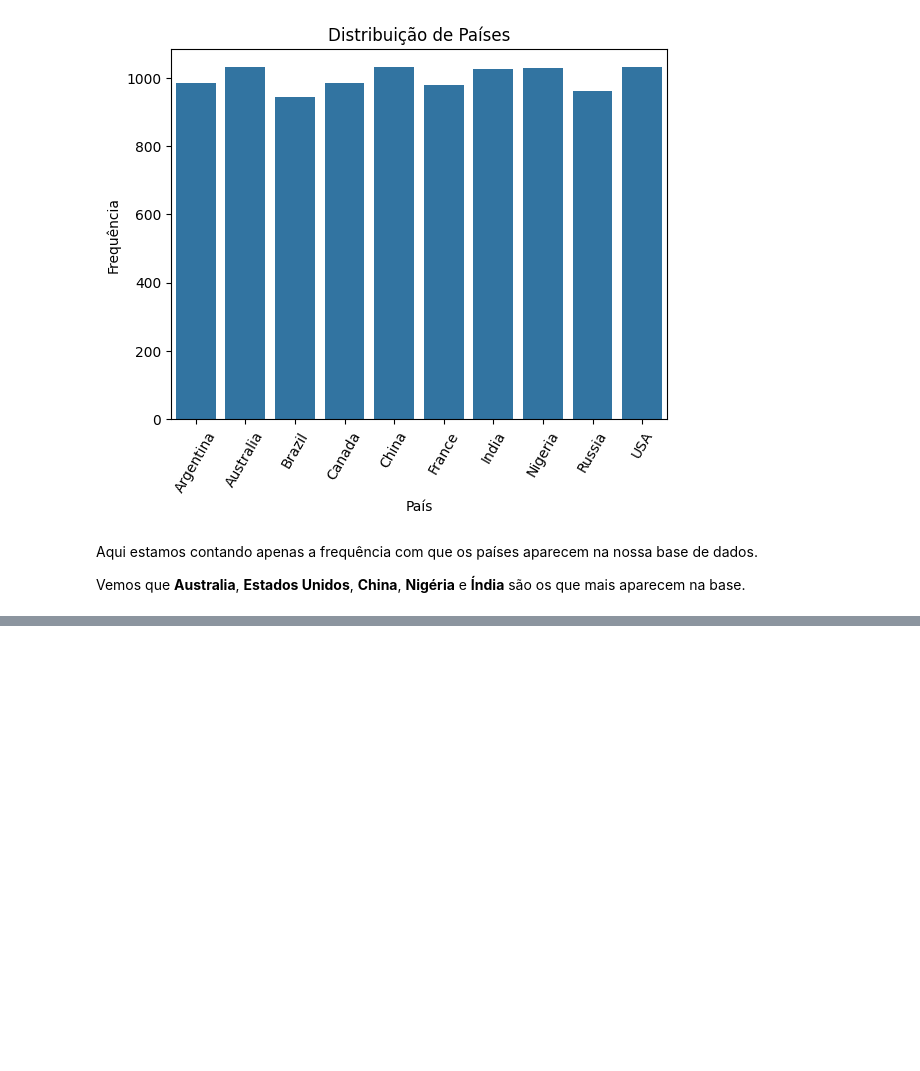
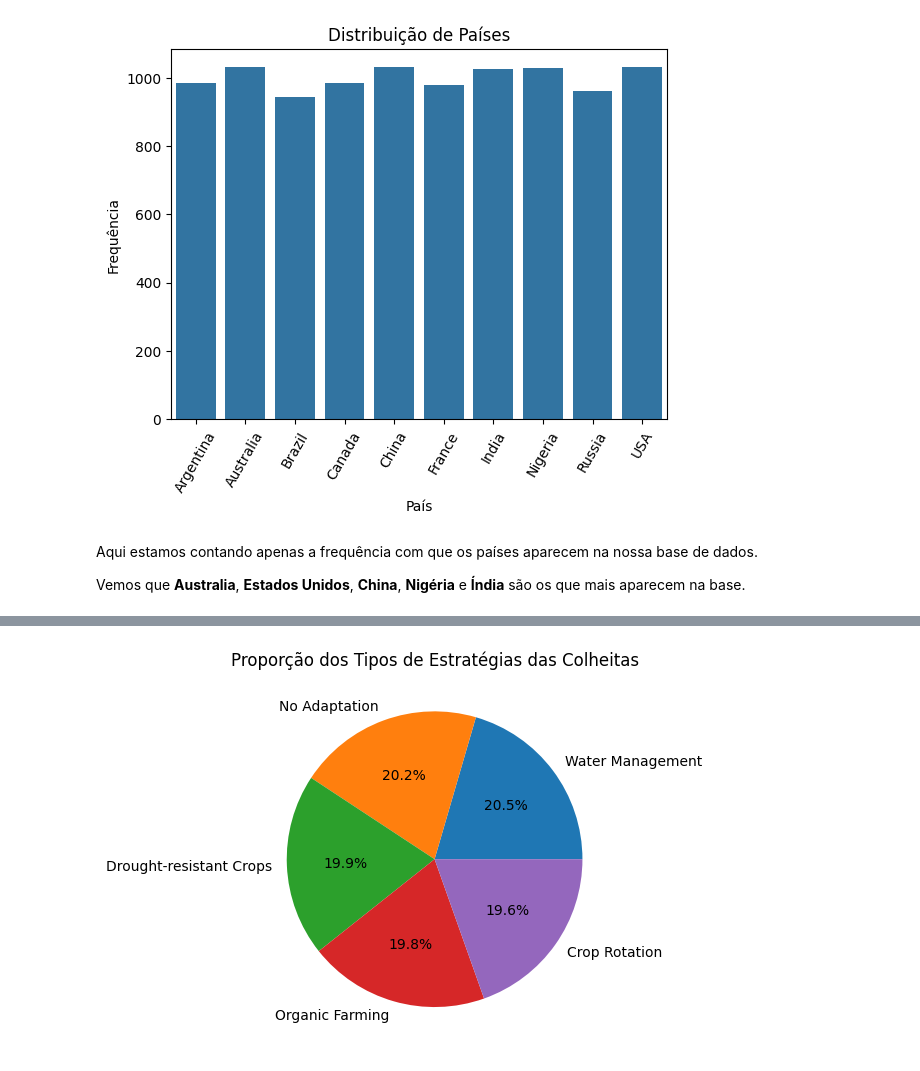
Before and after one commit to FTCLuis/AlgoritmoAM, a Jupyter notebook: Atv_Luis_Felipe_Laudacio.ipynb, the cells around one changed output, grey strips where cells are left out. Drawn from its saved outputs; the diff is of its cells as text; code cells hidden in the pictures; blank space fills up the shorter version.

```diff
--- a/Atv_Luis_Felipe_Laudacio.ipynb
+++ b/Atv_Luis_Felipe_Laudacio.ipynb
@@ -230,0 +242,7 @@ plt.show()
+# %%
+df['Adaptation_Strategies'].value_counts().plot.pie(autopct='%1.1f%%')
+plt.title('Proporção dos Tipos de Estratégias das Colheitas')
+plt.ylabel('')
+plt.show()
+# %% [output]
+[figure, added]
```
Also changed, not shown: parts of 11 cells of this notebook.
